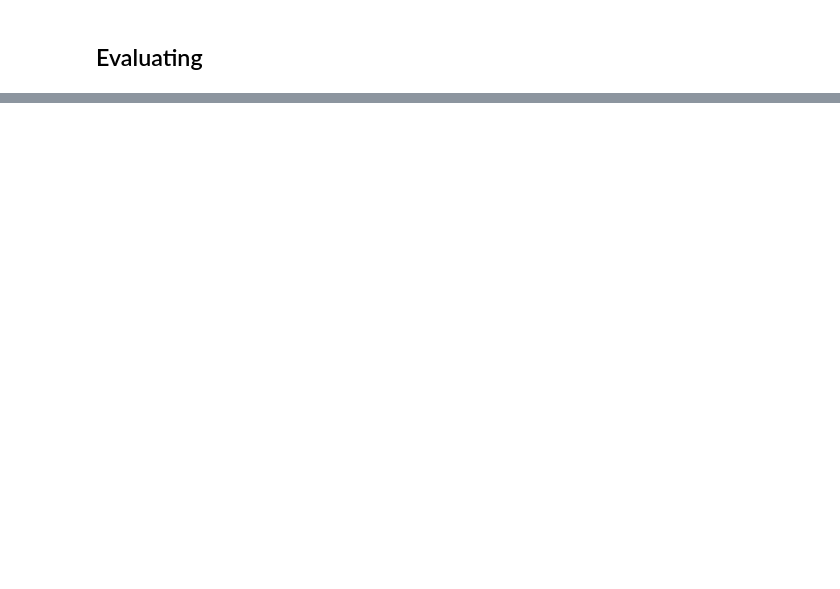
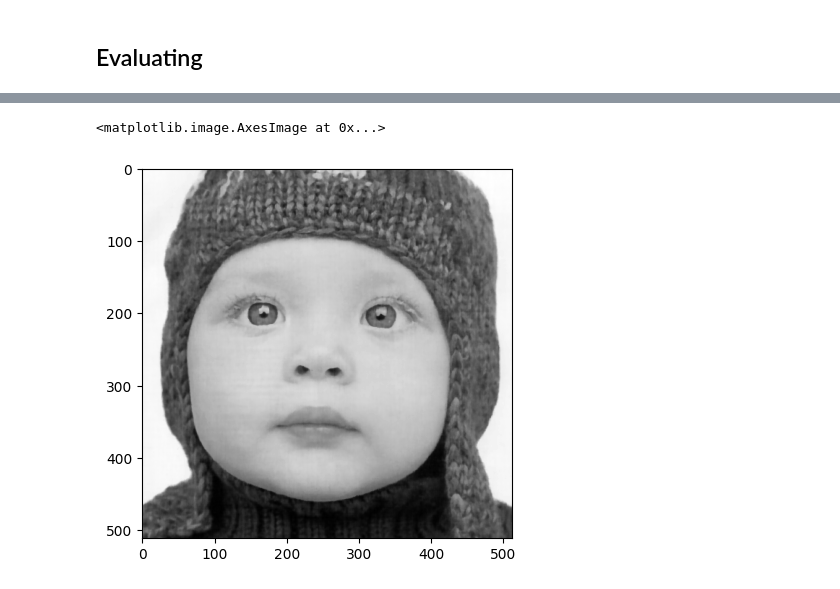
Before and after one commit to HosseinZaredar/Gibborim, a Jupyter notebook: codes/00 NeRF/nerf.ipynb, the cells around one changed output, grey strips where cells are left out. Drawn from its saved outputs; the diff is of its cells as text; code cells hidden in the pictures; blank space fills up the shorter version.

```diff
--- a/codes/00 NeRF/nerf.ipynb
+++ b/codes/00 NeRF/nerf.ipynb
@@ -40,0 +91,2 @@ class PixelDataset(Dataset):
+# %%
+model = ImageNeRF(n_layers=5, hidden_dim=256)
@@ -63,2 +101,0 @@ class ImageNeRF(nn.Module):
-# %%
-model = ImageNeRF(hidden_dim=600)
@@ -72,6 +102,18 @@ print(f'# Params: {num_params}, # Pixel: {num_pixels}, Ratio: {100*(num_params/n
 # %%
-loss_fn = nn.MSELoss()
+loss_fn = nn.L1Loss()
 optimizer = optim.Adam(model.parameters(), lr=1e-3)
 # %%
 dataset = PixelDataset(image)
 dataloader = DataLoader(dataset, batch_size=128, shuffle=True)
+# %%
+for epoch in range(30):
+    mean_loss = 0.0
+    for x, y in dataloader:
+        y_hat = model(x)
+        loss = loss_fn(y_hat.squeeze(), y.squeeze())
+        mean_loss += loss.item()
+        optimizer.zero_grad()
+        loss.backward()
+        optimizer.step()
+    mean_loss /= len(dataloader)
+    print(f'EPOCH: {epoch}, LOSS: {mean_loss:.5f}')
@@ -121,0 +182,5 @@ plt.imshow(image_hat, cmap='gray')
+# %%
+plt.imshow(image_hat, cmap='gray')
+# %% [output]
+<matplotlib.image.AxesImage at 0x...>
+[figure, added]
```
Also changed, not shown: parts of 21 cells of this notebook.
